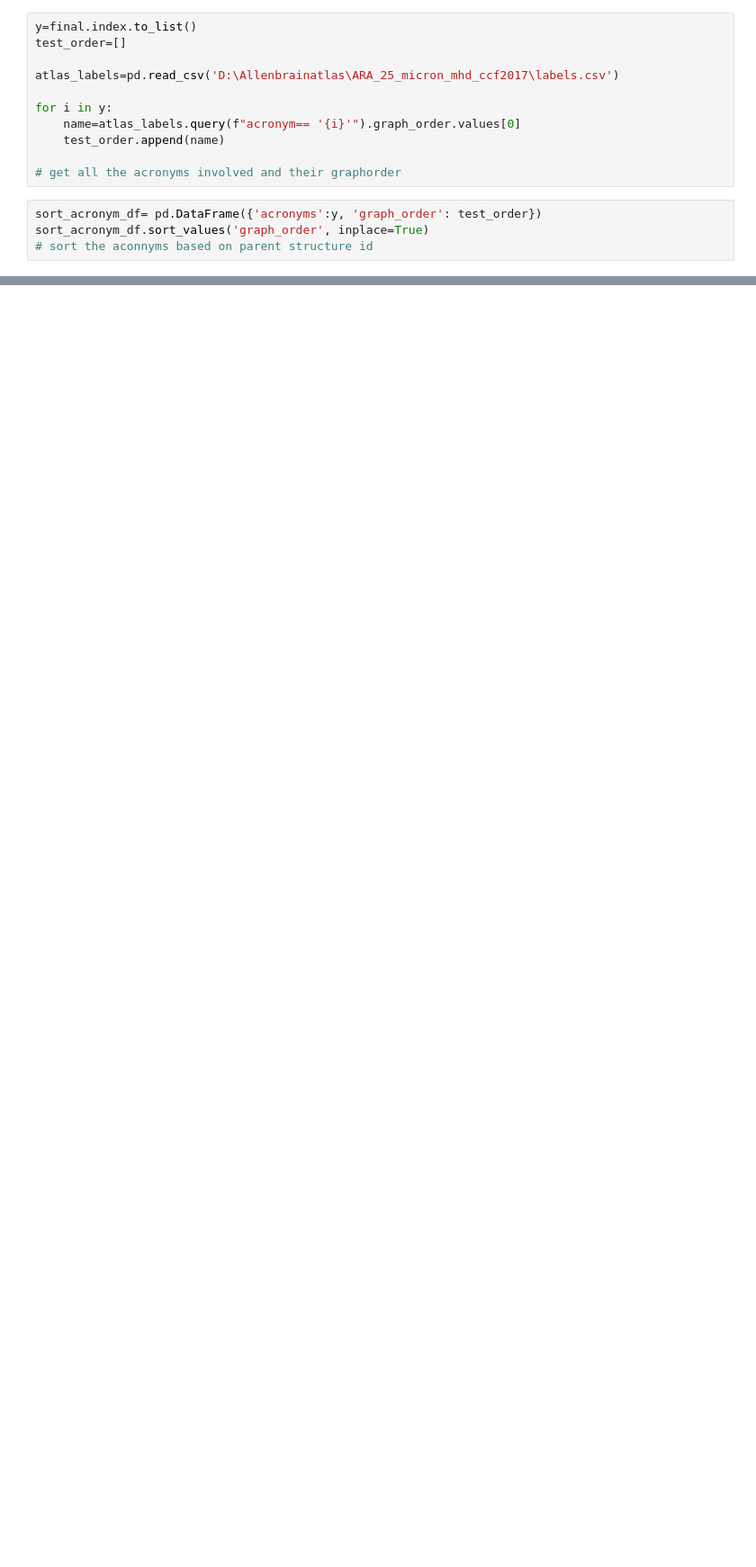
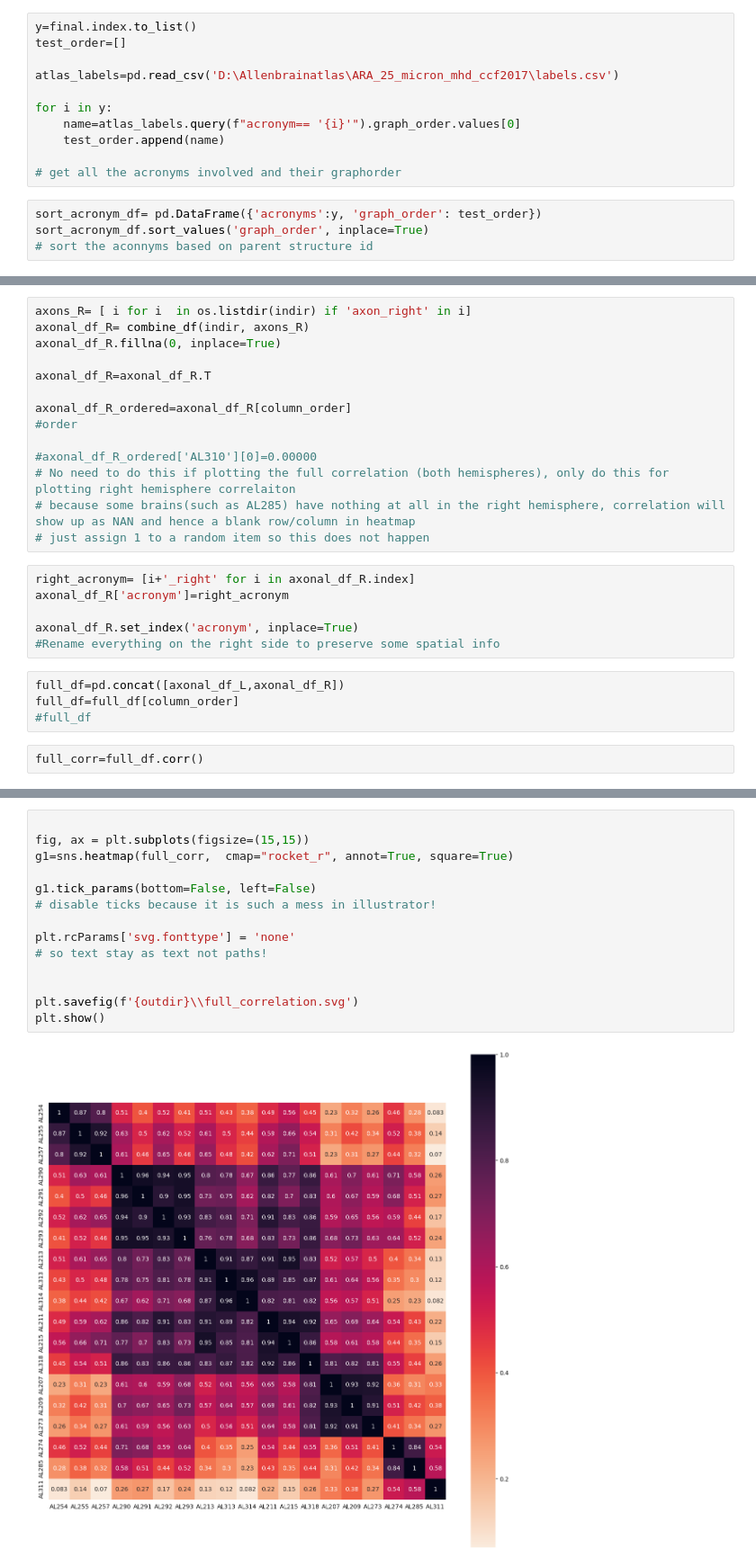
Before and after one commit to YANQI-LIU/Image_Registration, a Jupyter notebook: plotting_sns.ipynb, the cells around one changed output, grey strips where cells are left out. Shown: that part at 90% size. Cells and saved outputs as stored; diff of their text form; blank space fills up the shorter version.

```diff
--- a/plotting_sns.ipynb
+++ b/plotting_sns.ipynb
@@ -212,0 +228,26 @@ plt.show()
+# %%
+axons_R= [ i for i  in os.listdir(indir) if 'axon_right' in i]
+axonal_df_R= combine_df(indir, axons_R)
+axonal_df_R.fillna(0, inplace=True)
+
+axonal_df_R=axonal_df_R.T
+
+axonal_df_R_ordered=axonal_df_R[column_order]
+#order
+
+#axonal_df_R_ordered['AL310'][0]=0.00000
+# No need to do this if plotting the full correlation (both hemispheres), only do this for plotting right hemisphere correlaiton
+# because some brains(such as AL285) have nothing at all in the right hemisphere, correlation will show up as NAN and hence a blank row/column in heatmap
+# just assign 1 to a random item so this does not happen
+# %%
+right_acronym= [i+'_right' for i in axonal_df_R.index]
+axonal_df_R['acronym']=right_acronym
+
+axonal_df_R.set_index('acronym', inplace=True)
+#Rename everything on the right side to preserve some spatial info
+# %%
+full_df=pd.concat([axonal_df_L,axonal_df_R])
+full_df=full_df[column_order]
+#full_df
+# %%
+full_corr=full_df.corr()
@@ -212,0 +272,16 @@ plt.show()
+# %%
+
+fig, ax = plt.subplots(figsize=(15,15))
+g1=sns.heatmap(full_corr,  cmap="rocket_r", annot=True, square=True)
+
+g1.tick_params(bottom=False, left=False)
+# disable ticks because it is such a mess in illustrator!
+
+plt.rcParams['svg.fonttype'] = 'none'
+# so text stay as text not paths!
+
+
+plt.savefig(f'{outdir}\\full_correlation.svg')
+plt.show()
+# %% [output]
+[figure, added]
```
Also changed, not shown: parts of 15 cells of this notebook.
